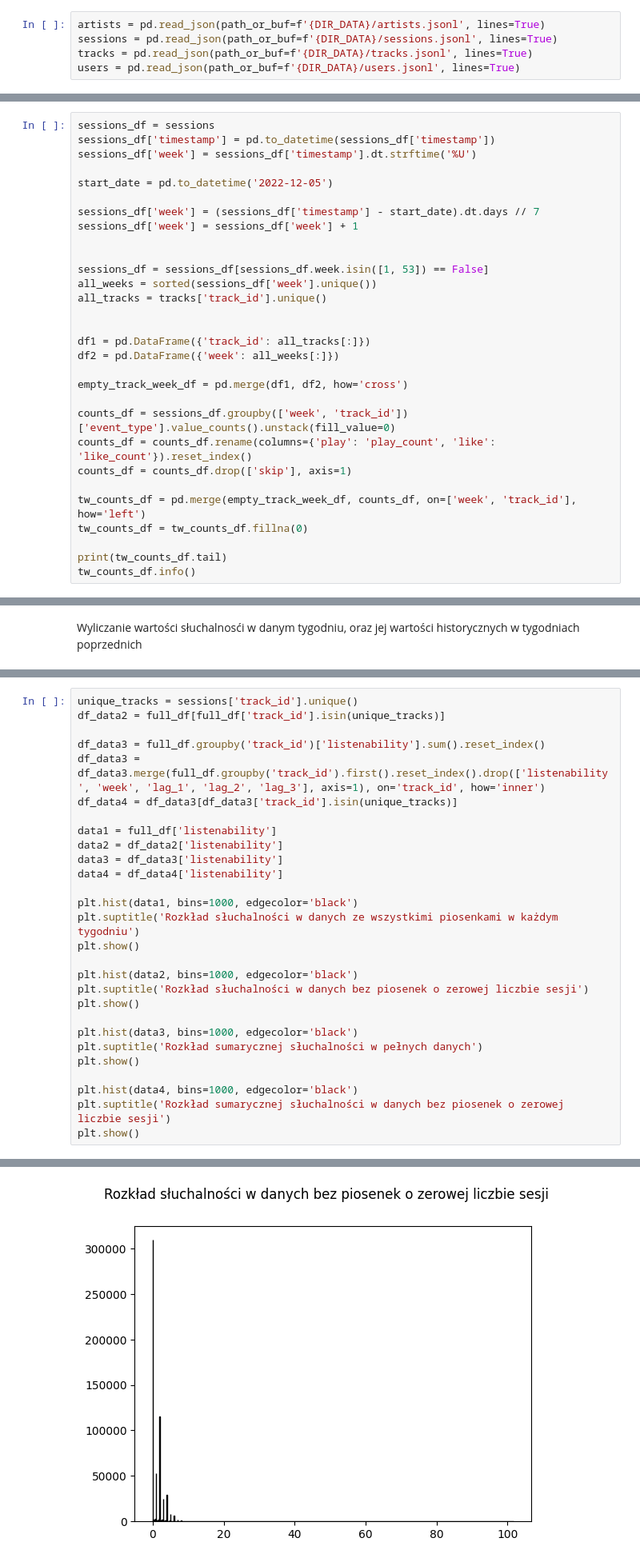
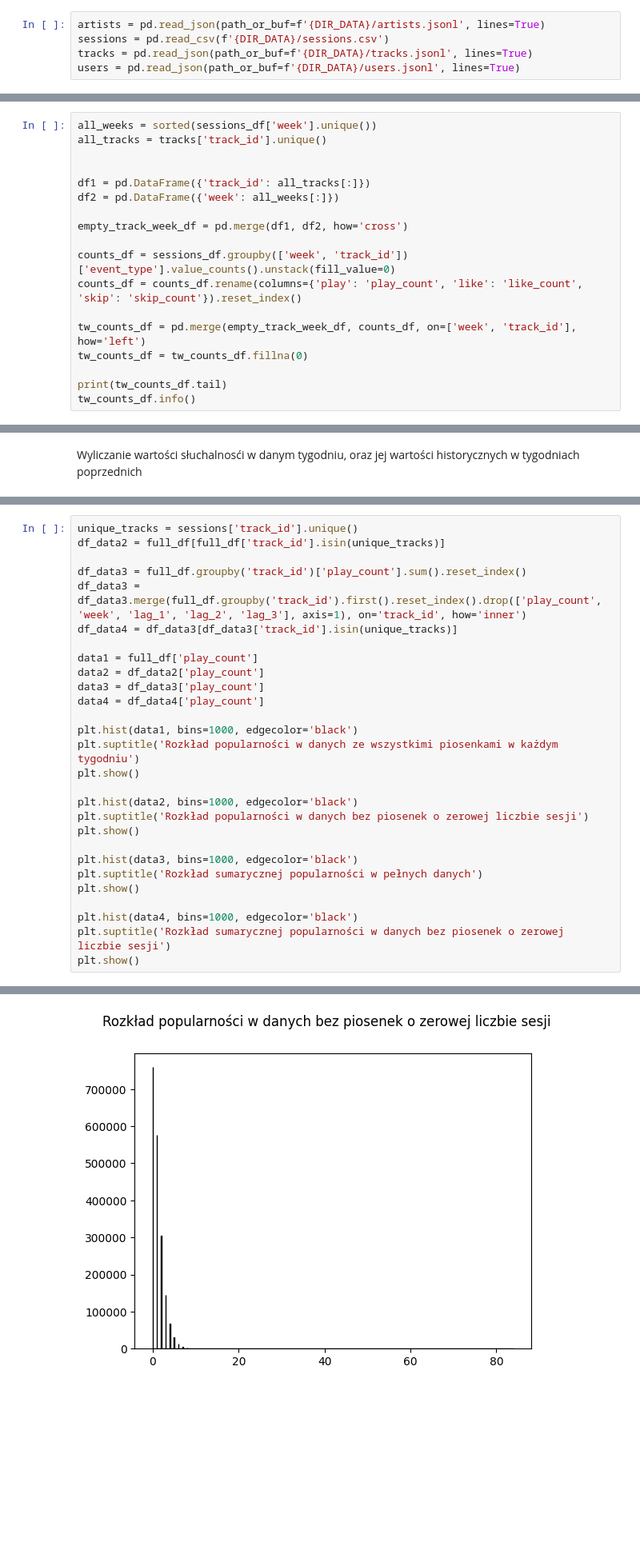
Before and after one commit to Kieru18/Next-Week-s-Top-Tracks, a Jupyter notebook: feature_engineering_v2.ipynb, the cells around one changed output, grey strips where cells are left out. Shown at 80% size. Drawn from its saved outputs; the diff is of its cells as text; blank space fills up the shorter version.

```diff
--- a/feature_engineering_v2.ipynb
+++ b/feature_engineering_v2.ipynb
@@ -15,6 +16,6 @@ DIR_DATA = 'data/v2'
 # %%
 artists = pd.read_json(path_or_buf=f'{DIR_DATA}/artists.jsonl', lines=True)
-sessions = pd.read_json(path_or_buf=f'{DIR_DATA}/sessions.jsonl', lines=True)
+sessions = pd.read_csv(f'{DIR_DATA}/sessions.csv')
 tracks = pd.read_json(path_or_buf=f'{DIR_DATA}/tracks.jsonl', lines=True)
 users = pd.read_json(path_or_buf=f'{DIR_DATA}/users.jsonl', lines=True)
 # %% [markdown]
@@ -60,17 +61,6 @@ memory usage: 73.0+ MB
 # %% [markdown]
 Liczenie sumy wartości odtworzeń i polubień utworu w danym tygodniu
 # %%
-sessions_df = sessions
-sessions_df['timestamp'] = pd.to_datetime(sessions_df['timestamp'])
-sessions_df['week'] = sessions_df['timestamp'].dt.strftime('%U')
-
-start_date = pd.to_datetime('2022-12-05')
-
-sessions_df['week'] = (sessions_df['timestamp'] - start_date).dt.days // 7
-sessions_df['week'] = sessions_df['week'] + 1
-
-
-sessions_df = sessions_df[sessions_df.week.isin([1, 53]) == False]
 all_weeks = sorted(sessions_df['week'].unique())
 all_tracks = tracks['track_id'].unique()
 
@@ -81,8 +71,7 @@ df2 = pd.DataFrame({'week': all_weeks[:]})
 empty_track_week_df = pd.merge(df1, df2, how='cross')
 
 counts_df = sessions_df.groupby(['week', 'track_id'])['event_type'].value_counts().unstack(fill_value=0)
-counts_df = counts_df.rename(columns={'play': 'play_count', 'like': 'like_count'}).reset_index()
-counts_df = counts_df.drop(['skip'], axis=1)
+counts_df = counts_df.rename(columns={'play': 'play_count', 'like': 'like_count', 'skip': 'skip_count'}).reset_index()
 
 tw_counts_df = pd.merge(empty_track_week_df, counts_df, on=['week', 'track_id'], how='left')
 tw_counts_df = tw_counts_df.fillna(0)
@@ -213,28 +197,28 @@ Po analizie wyników możemy zauważyć, że przytłaczająca większość rekor
 unique_tracks = sessions['track_id'].unique()
 df_data2 = full_df[full_df['track_id'].isin(unique_tracks)]
 
-df_data3 = full_df.groupby('track_id')['listenability'].sum().reset_index()
-df_data3 = df_data3.merge(full_df.groupby('track_id').first().reset_index().drop(['listenability', 'week', 'lag_1', 'lag_2', 'lag_3'], axis=1), on='track_id', how='inner')
+df_data3 = full_df.groupby('track_id')['play_count'].sum().reset_index()
+df_data3 = df_data3.merge(full_df.groupby('track_id').first().reset_index().drop(['play_count', 'week', 'lag_1', 'lag_2', 'lag_3'], axis=1), on='track_id', how='inner')
 df_data4 = df_data3[df_data3['track_id'].isin(unique_tracks)]
 
-data1 = full_df['listenability']
-data2 = df_data2['listenability']
-data3 = df_data3['listenability']
-data4 = df_data4['listenability']
+data1 = full_df['play_count']
+data2 = df_data2['play_count']
+data3 = df_data3['play_count']
+data4 = df_data4['play_count']
 
 plt.hist(data1, bins=1000, edgecolor='black')
-plt.suptitle('Rozkład słuchalności w danych ze wszystkimi piosenkami w każdym tygodniu')
+plt.suptitle('Rozkład popularności w danych ze wszystkimi piosenkami w każdym tygodniu')
 plt.show()
 
 plt.hist(data2, bins=1000, edgecolor='black')
-plt.suptitle('Rozkład słuchalności w danych bez piosenek o zerowej liczbie sesji')
+plt.suptitle('Rozkład popularności w danych bez piosenek o zerowej liczbie sesji')
 plt.show()
 
 plt.hist(data3, bins=1000, edgecolor='black')
-plt.suptitle('Rozkład sumarycznej słuchalności w pełnych danych')
+plt.suptitle('Rozkład sumarycznej popularności w pełnych danych')
 plt.show()
 
 plt.hist(data4, bins=1000, edgecolor='black')
-plt.suptitle('Rozkład sumarycznej słuchalności w danych bez piosenek o zerowej liczbie sesji')
+plt.suptitle('Rozkład sumarycznej popularności w danych bez piosenek o zerowej liczbie sesji')
 plt.show()
 # %% [output]
@@ -242 +226 @@ plt.show()
-[figure, old version]
+[figure, new version]
```
Also changed, not shown: parts of 9 cells of this notebook.
